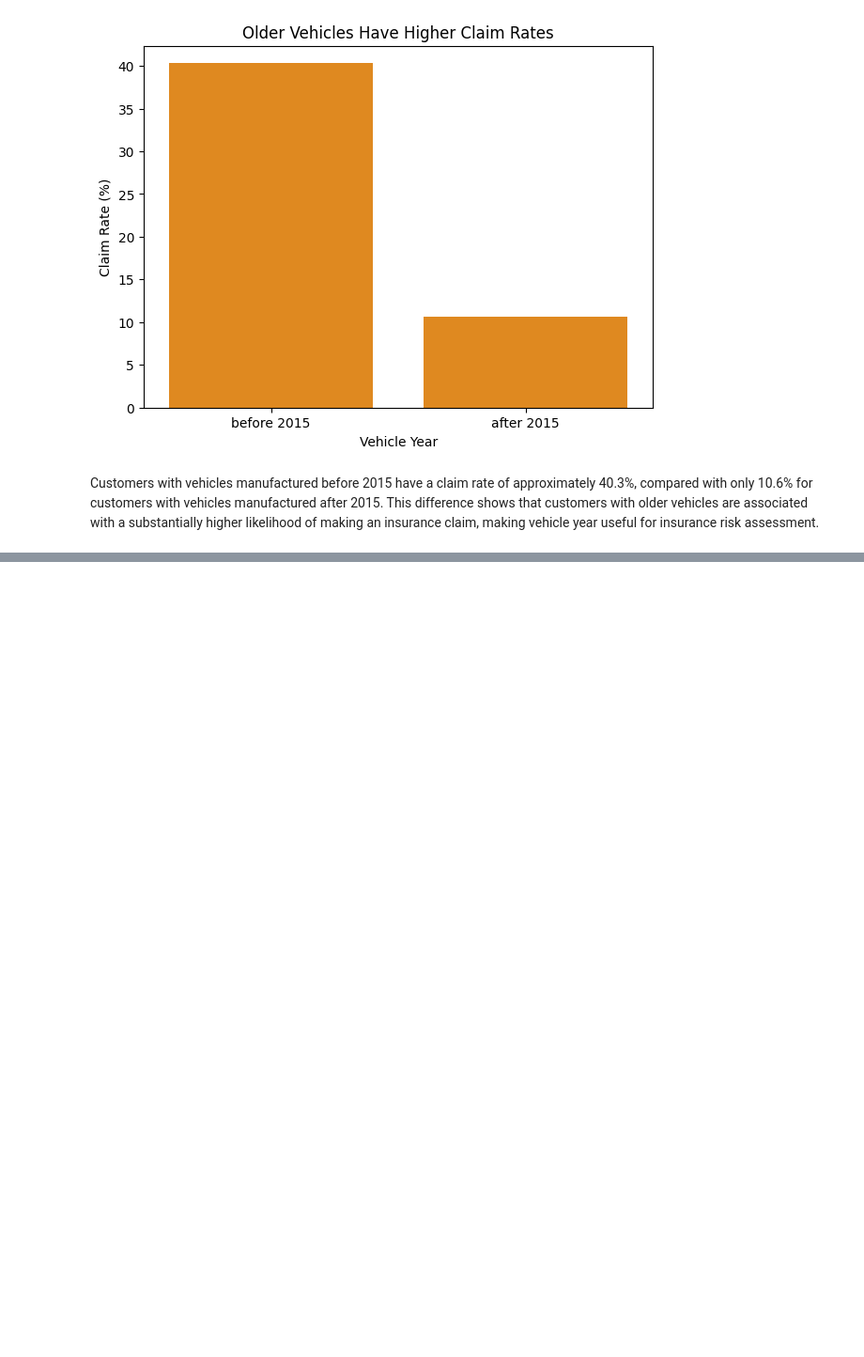
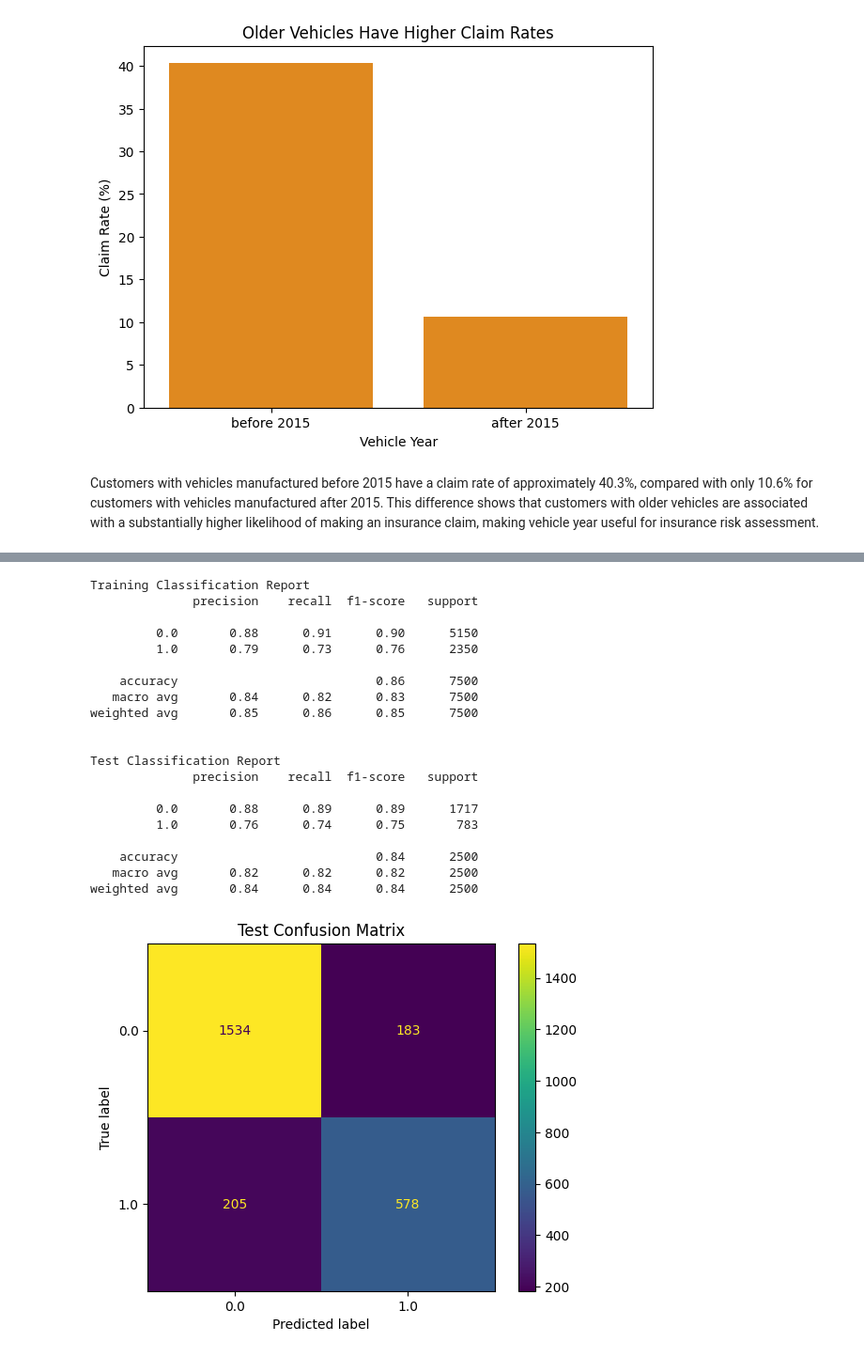
Before and after one commit to Shojaiaa/Car-Insurance-Claim-Prediction, a Jupyter notebook: Car_Insurance_Claim_Prediction.ipynb, the cells around one changed output, grey strips where cells are left out. Shown at 94% size. Cells and saved outputs as stored; diff of their text form; code cells hidden in the pictures; blank space fills up the shorter version.

```diff
--- a/Car_Insurance_Claim_Prediction.ipynb
+++ b/Car_Insurance_Claim_Prediction.ipynb
@@ -589,0 +750,22 @@ Customers with vehicles manufactured before 2015 have a claim rate of approximat
+# %%
+# Create the model used for feature selection
+selection_model = DecisionTreeClassifier(random_state=42)
+# %%
+# Select ten features using forward selection
+feature_selector = SequentialFeatureSelector(
+    selection_model,
+    n_features_to_select=10,
+    direction="forward",
+    cv=2,
+    n_jobs=-1
+)
+# %%
+# Create the final pipeline with feature selection
+final_rf_model = make_pipeline(
+    engineered_preprocessor,
+    feature_selector,
+    RandomForestClassifier(random_state=42)
+)
+# %%
+# Fit the final model using the selected features
+final_rf_model.fit(X_train_engineered, y_train)
@@ -589,0 +831,31 @@ Customers with vehicles manufactured before 2015 have a claim rate of approximat
+# %%
+# Evaluate the model after feature selection
+evaluate_model(
+    final_rf_model,
+    X_train_engineered,
+    y_train,
+    X_test_engineered,
+    y_test
+)
+# %% [output]
+Training Classification Report
+              precision    recall  f1-score   support
+
+         0.0       0.88      0.91      0.90      5150
+         1.0       0.79      0.73      0.76      2350
+
+    accuracy                           0.86      7500
+   macro avg       0.84      0.82      0.83      7500
+weighted avg       0.85      0.86      0.85      7500
+
+
+Test Classification Report
+              precision    recall  f1-score   support
+
+         0.0       0.88      0.89      0.89      1717
+         1.0       0.76      0.74      0.75       783
+
+    accuracy                           0.84      2500
+   macro avg       0.82      0.82      0.82      2500
+weighted avg       0.84      0.84      0.84      2500
+[figure, added]
```
Also changed, not shown: parts of 30 cells of this notebook.
